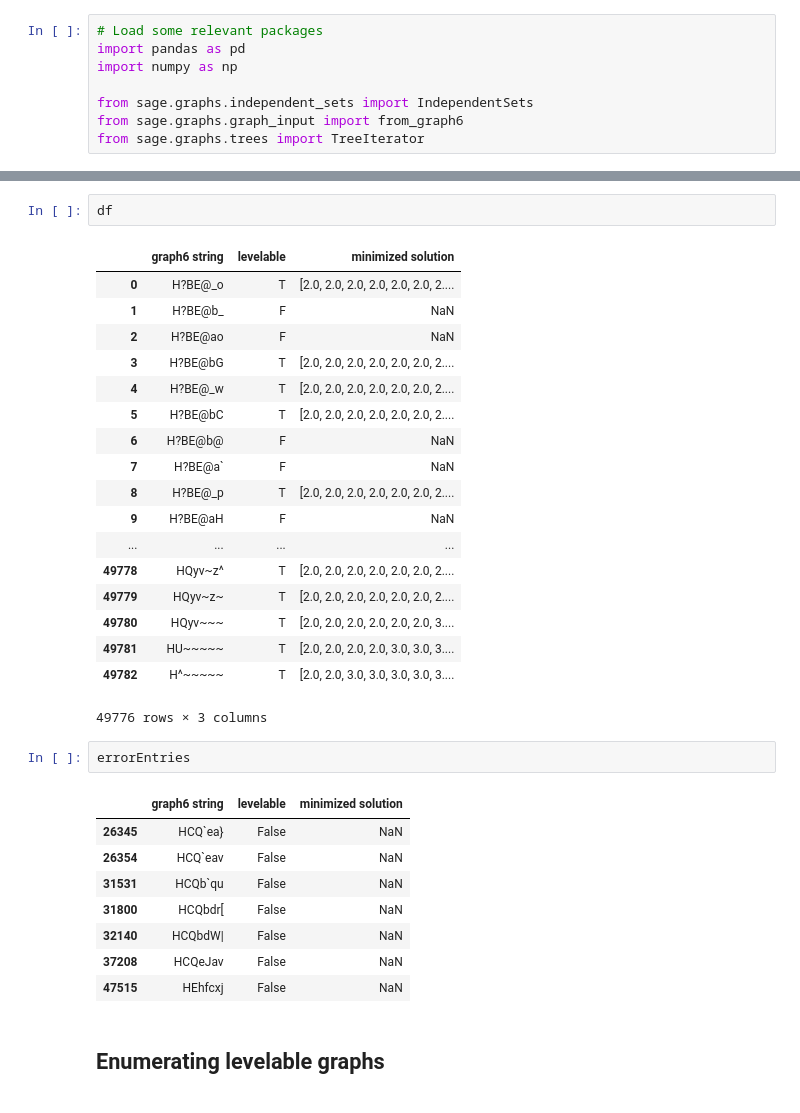
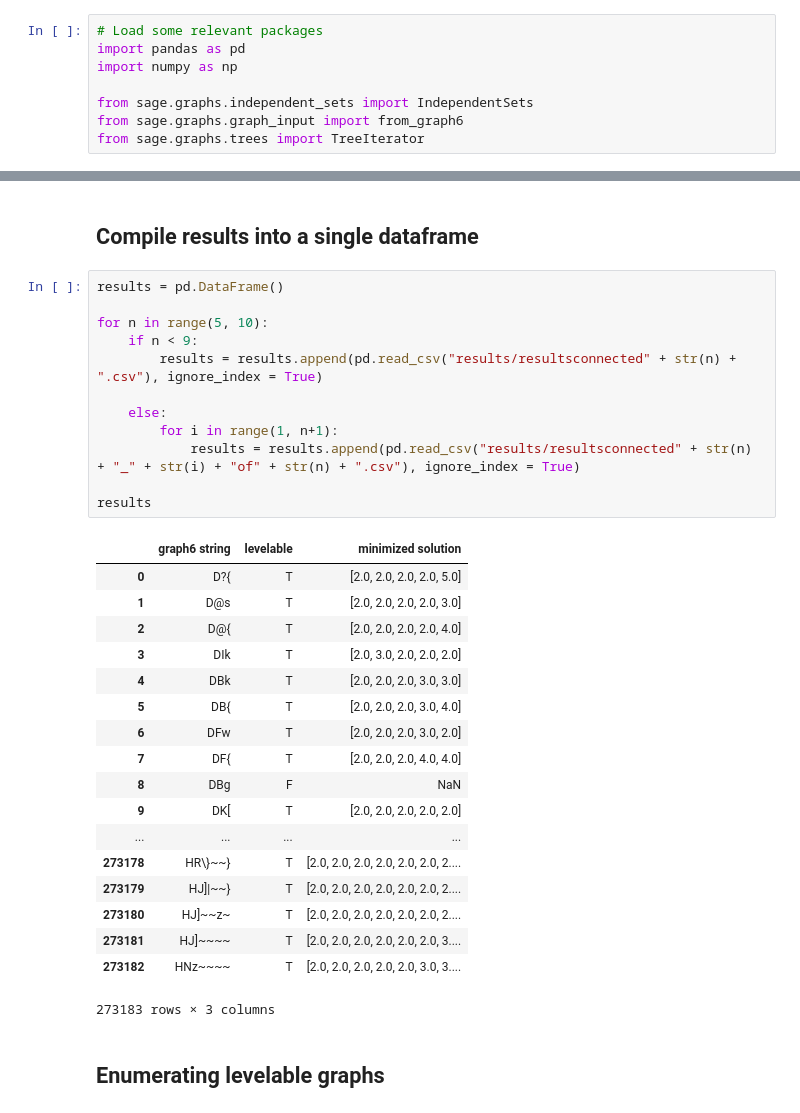
Before and after one commit to michael-chong/levelable, a Jupyter notebook: levelable_analysis.ipynb, the cells around one changed output, grey strips where cells are left out. Drawn from its saved outputs; the diff is of its cells as text.

```diff
--- a/levelable_analysis.ipynb
+++ b/levelable_analysis.ipynb
@@ -256,35 +13,36 @@ HCQeJav
-# %%
-df
-# %% [output]
-|  | graph6 string | levelable | minimized solution |
-| 0 | H?BE@_o | T | [2.0, 2.0, 2.0, 2.0, 2.0, 2.0, 2.... |
-| 1 | H?BE@b_ | F | NaN |
-| 2 | H?BE@ao | F | NaN |
-| 3 | H?BE@bG | T | [2.0, 2.0, 2.0, 2.0, 2.0, 2.0, 2.... |
-| 4 | H?BE@_w | T | [2.0, 2.0, 2.0, 2.0, 2.0, 2.0, 2.... |
-| 5 | H?BE@bC | T | [2.0, 2.0, 2.0, 2.0, 2.0, 2.0, 2.... |
-| 6 | H?BE@b@ | F | NaN |
-| 7 | H?BE@a` | F | NaN |
-| 8 | H?BE@_p | T | [2.0, 2.0, 2.0, 2.0, 2.0, 2.0, 2.... |
-| 9 | H?BE@aH | F | NaN |
-| ... | ... | ... | ... |
-| 49778 | HQyv~z^ | T | [2.0, 2.0, 2.0, 2.0, 2.0, 2.0, 2.... |
-| 49779 | HQyv~z~ | T | [2.0, 2.0, 2.0, 2.0, 2.0, 2.0, 2.... |
-| 49780 | HQyv~~~ | T | [2.0, 2.0, 2.0, 2.0, 2.0, 2.0, 3.... |
-| 49781 | HU~~~~~ | T | [2.0, 2.0, 2.0, 2.0, 3.0, 3.0, 3.... |
-| 49782 | H^~~~~~ | T | [2.0, 2.0, 3.0, 3.0, 3.0, 3.0, 3.... |
-49776 rows × 3 columns
-# %%
-errorEntries
-# %% [output]
-|  | graph6 string | levelable | minimized solution |
-| 26345 | HCQ`ea} | False | NaN |
-| 26354 | HCQ`eav | False | NaN |
-| 31531 | HCQb`qu | False | NaN |
-| 31800 | HCQbdr[ | False | NaN |
-| 32140 | HCQbdW| | False | NaN |
-| 37208 | HCQeJav | False | NaN |
-| 47515 | HEhfcxj | False | NaN |
+# %% [markdown]
+## Compile results into a single dataframe
+# %%
+results = pd.DataFrame()
+
+for n in range(5, 10):
+    if n < 9:
+        results = results.append(pd.read_csv("results/resultsconnected" + str(n) + ".csv"), ignore_index = True)
+
+    else:
+        for i in range(1, n+1):
+            results = results.append(pd.read_csv("results/resultsconnected" + str(n) + "_" + str(i) + "of" + str(n) + ".csv"), ignore_index = True)
+
+results
+# %% [output]
+|  | graph6 string | levelable | minimized solution |
+| 0 | D?{ | T | [2.0, 2.0, 2.0, 2.0, 5.0] |
+| 1 | D@s | T | [2.0, 2.0, 2.0, 2.0, 3.0] |
+| 2 | D@{ | T | [2.0, 2.0, 2.0, 2.0, 4.0] |
+| 3 | DIk | T | [2.0, 3.0, 2.0, 2.0, 2.0] |
+| 4 | DBk | T | [2.0, 2.0, 2.0, 3.0, 3.0] |
+| 5 | DB{ | T | [2.0, 2.0, 2.0, 3.0, 4.0] |
+| 6 | DFw | T | [2.0, 2.0, 2.0, 3.0, 2.0] |
+| 7 | DF{ | T | [2.0, 2.0, 2.0, 4.0, 4.0] |
+| 8 | DBg | F | NaN |
+| 9 | DK[ | T | [2.0, 2.0, 2.0, 2.0, 2.0] |
+| ... | ... | ... | ... |
+| 273178 | HR\}~~} | T | [2.0, 2.0, 2.0, 2.0, 2.0, 2.0, 2.... |
+| 273179 | HJ]|~~} | T | [2.0, 2.0, 2.0, 2.0, 2.0, 2.0, 2.... |
+| 273180 | HJ]~~z~ | T | [2.0, 2.0, 2.0, 2.0, 2.0, 2.0, 2.... |
+| 273181 | HJ]~~~~ | T | [2.0, 2.0, 2.0, 2.0, 2.0, 2.0, 3.... |
+| 273182 | HNz~~~~ | T | [2.0, 2.0, 2.0, 2.0, 2.0, 3.0, 3.... |
+273183 rows × 3 columns
 # %% [markdown]
 ## Enumerating levelable graphs
 # %%
```
Also changed, not shown: parts of 13 cells of this notebook, 1 other file.
